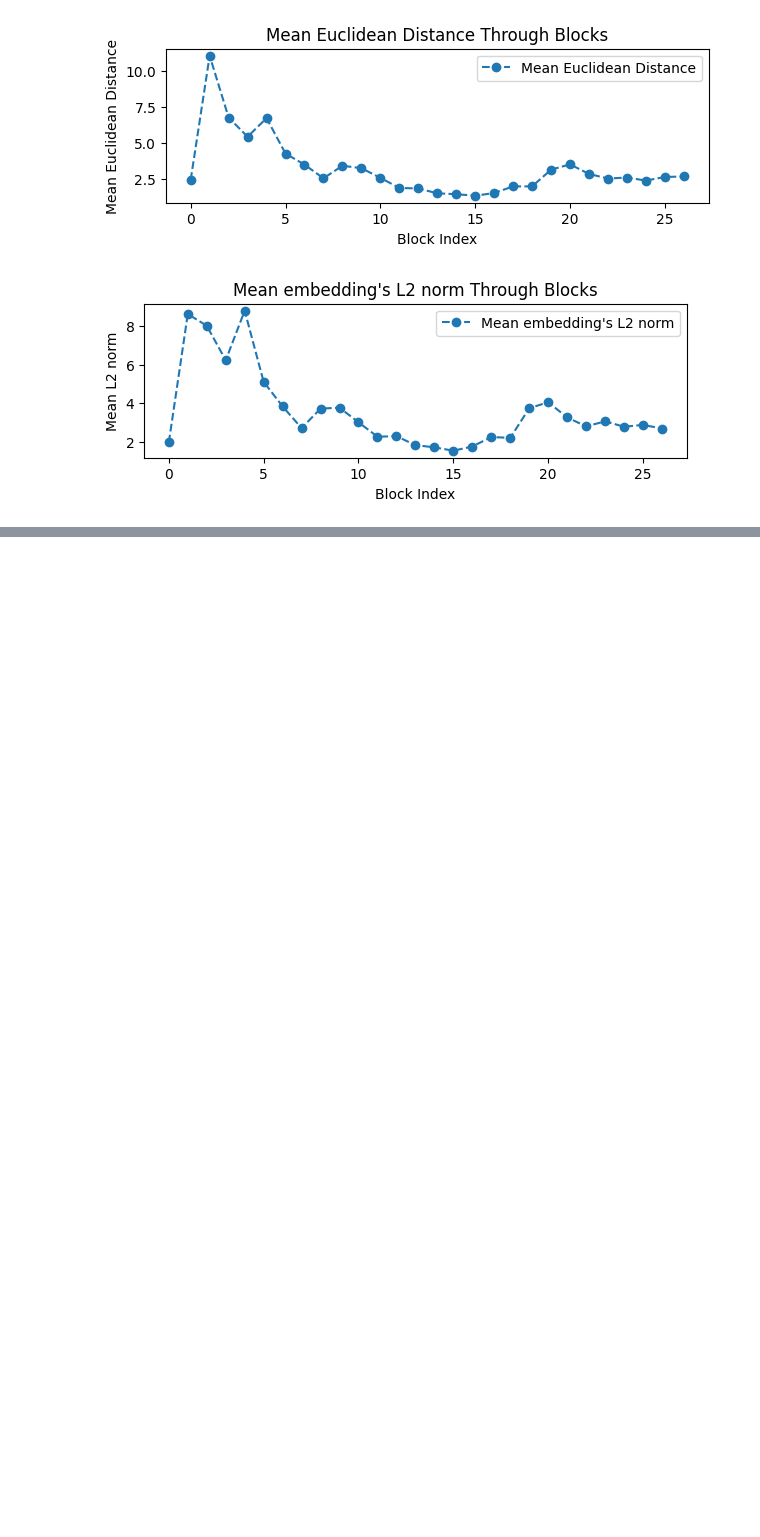
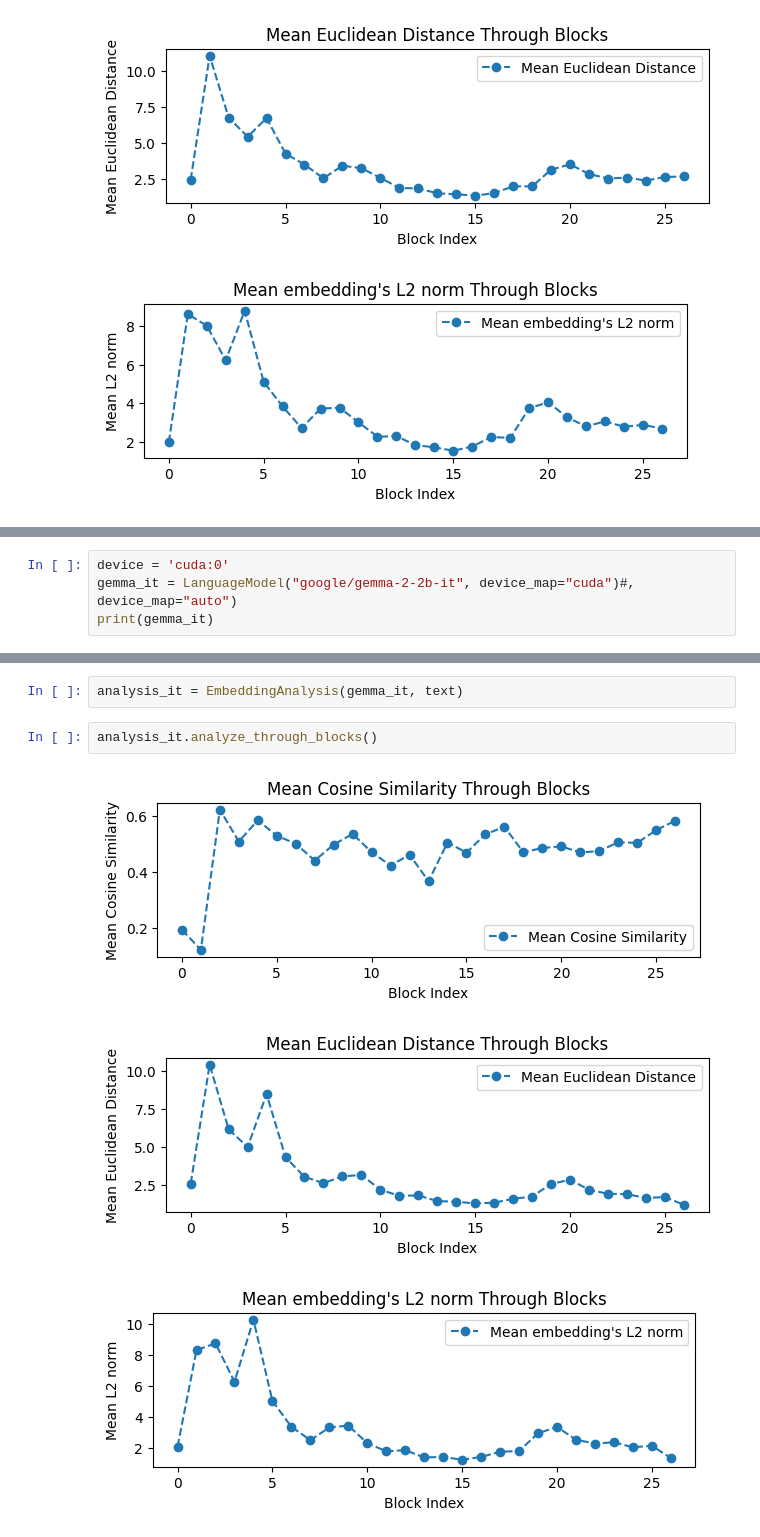
Before and after one commit to gitary/feature_circuit_ari, a Jupyter notebook: experiments/gemma_semantic_dispersion.ipynb, the cells around one changed output, grey strips where cells are left out. Cells and saved outputs as stored; diff of their text form; blank space fills up the shorter version.

Commit message:
Gemma Experiments

```diff
--- a/experiments/gemma_semantic_dispersion.ipynb
+++ b/experiments/gemma_semantic_dispersion.ipynb
@@ -136,0 +155,4 @@ low_variance_text_analysis.analyze_through_blocks()
+# %%
+device = 'cuda:0'
+gemma_it = LanguageModel("google/gemma-2-2b-it", device_map="cuda")#, device_map="auto")
+print(gemma_it)
@@ -136,0 +186,8 @@ low_variance_text_analysis.analyze_through_blocks()
+# %%
+analysis_it = EmbeddingAnalysis(gemma_it, text)
+# %%
+analysis_it.analyze_through_blocks()
+# %% [output]
+[figure, added]
+[figure, added]
+[figure, added]
```
Also changed, not shown: parts of 18 cells of this notebook, 4 other files.
